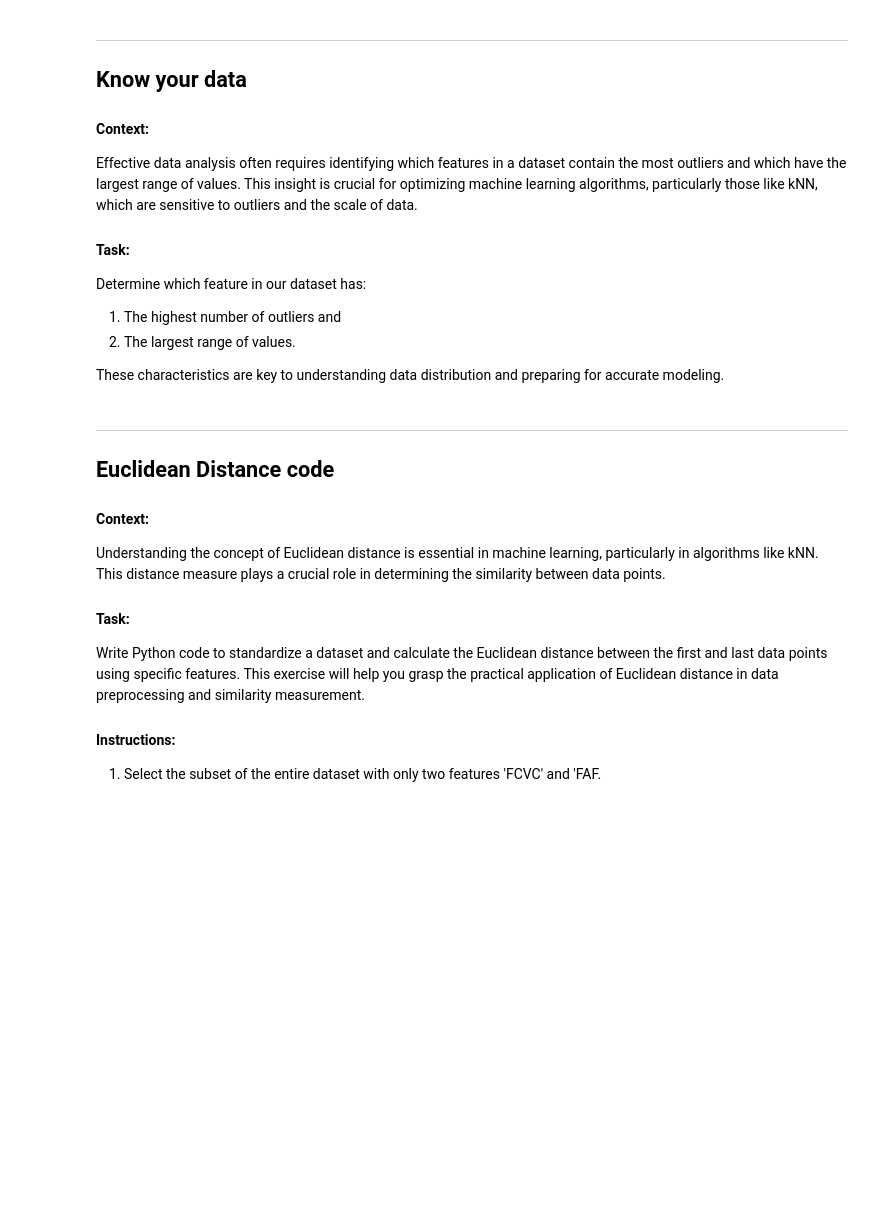
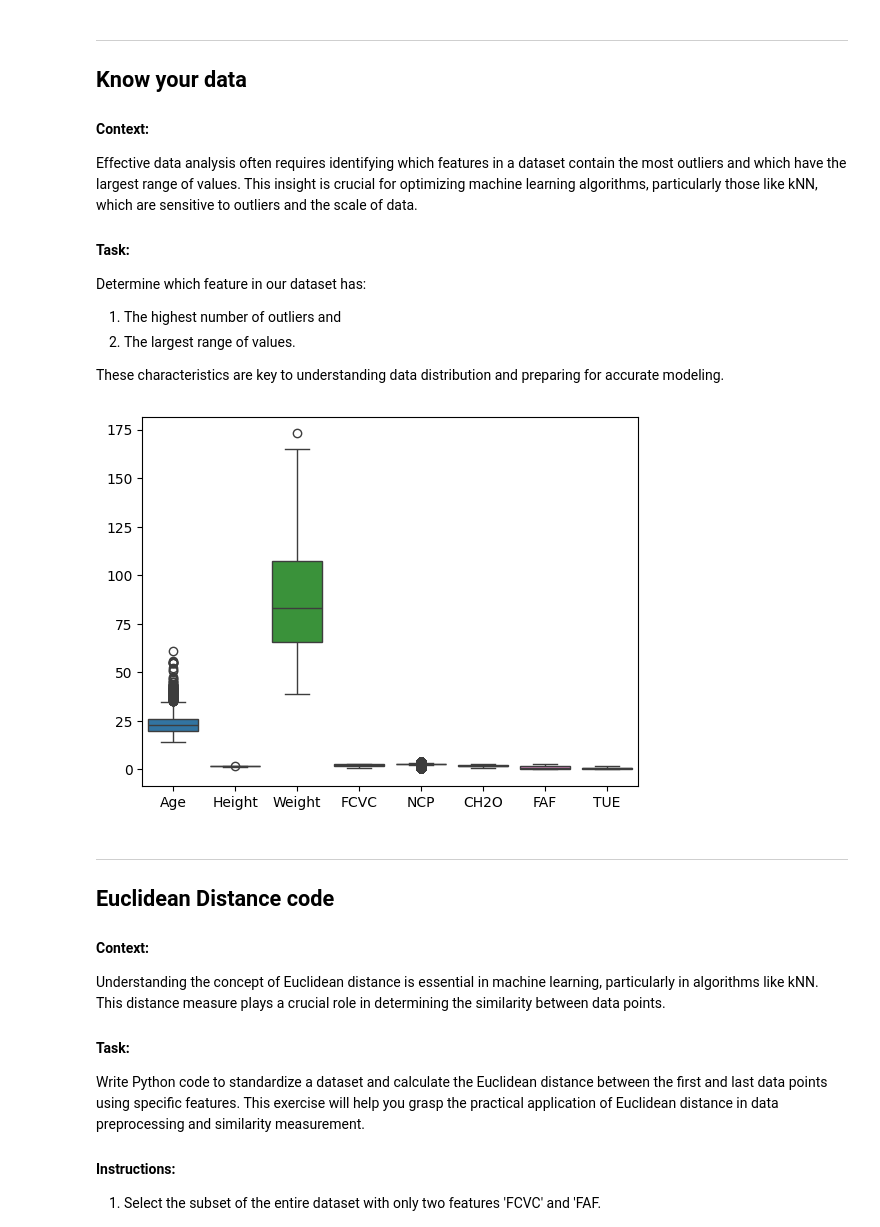
Before and after one commit to sr606/Machine-Learning_Practices, a Jupyter notebook: KNN_Case_Study_Updated.ipynb, the cells around one changed output. Saved outputs shown, nothing was run; the diff lists cells and outputs as text; code cells hidden in the pictures; blank space fills up the shorter version.

```diff
--- a/KNN_Case_Study_Updated.ipynb
+++ b/KNN_Case_Study_Updated.ipynb
@@ -209,8 +238,10 @@ Determine which feature in our dataset has:
 
 These characteristics are key to understanding data distribution and preparing for accurate modeling.
 # %%
-sns._____(data = df) # Select plot that is useful in visualizing the distribution
-plt.show() is your
+sns.boxplot(data = df) # Select plot that is useful in visualizing the distribution
+plt.show()
+# %% [output]
+[figure, added]
 # %% [markdown]
 ---
 ## Euclidean Distance code
```
Also changed, not shown: parts of 9 cells of this notebook.
